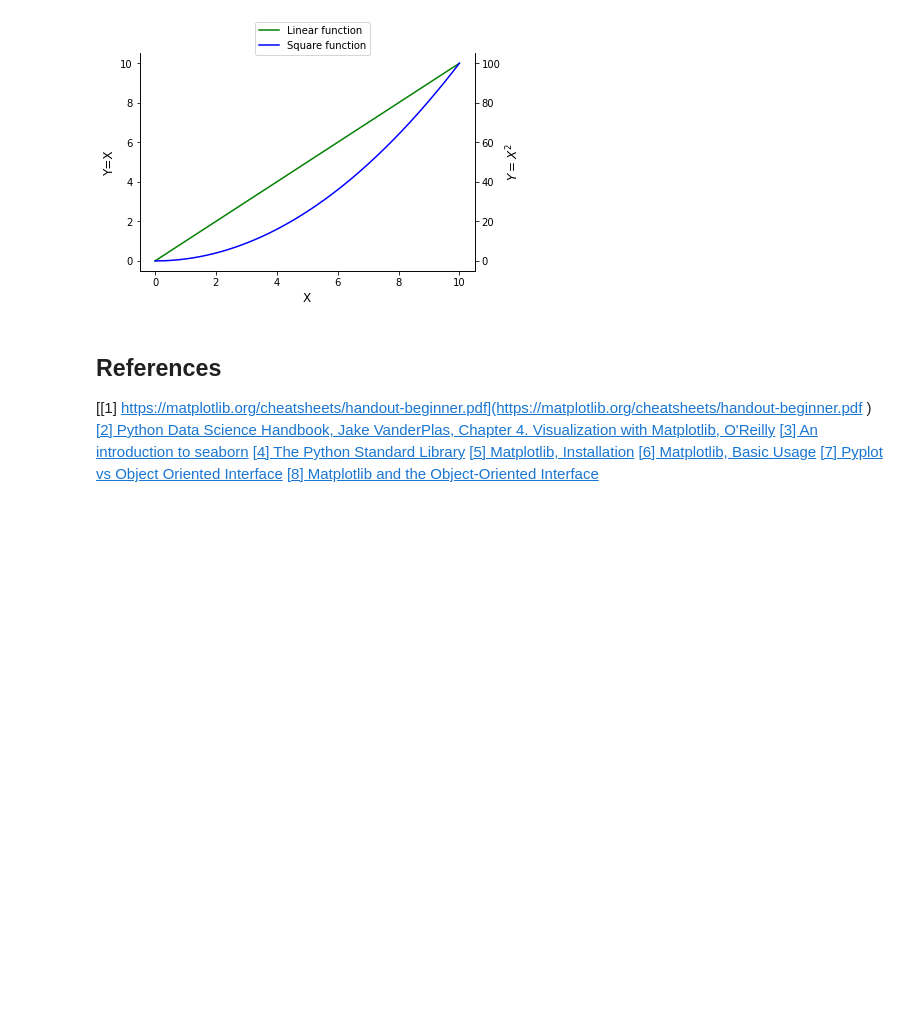
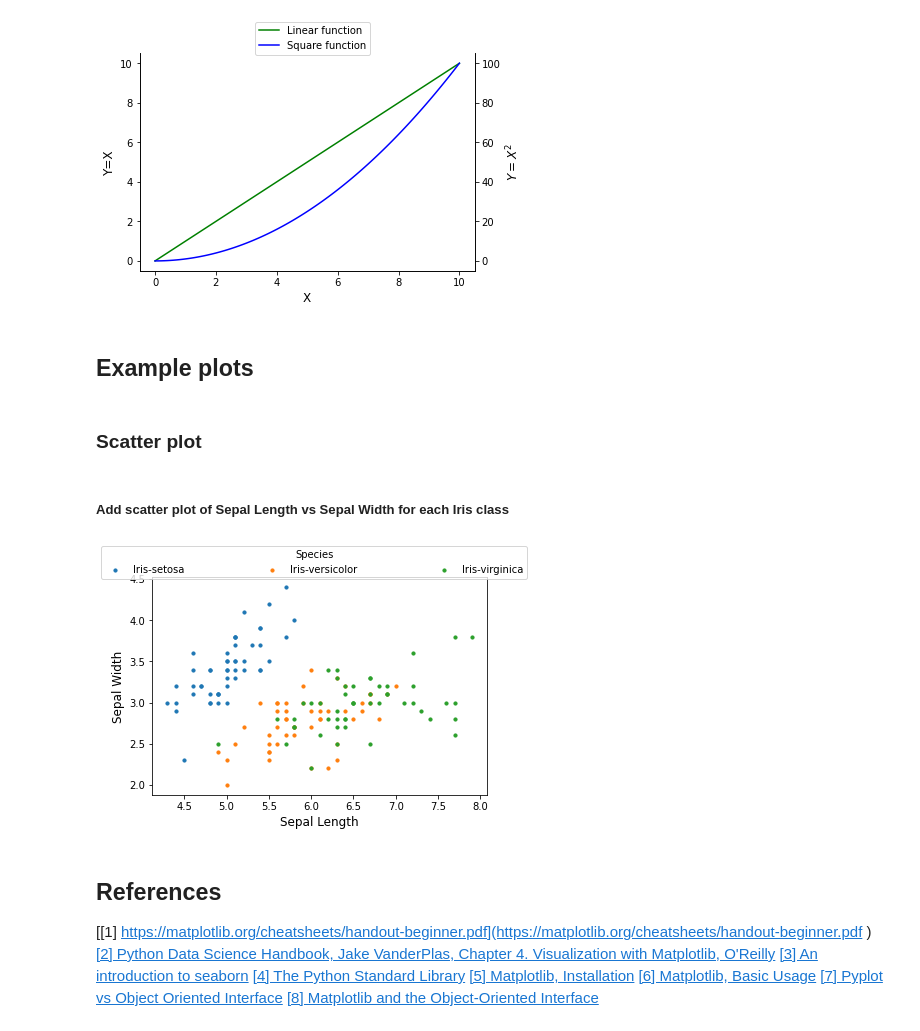
Before and after one commit to przemekbil/FoDA_2021, a Jupyter notebook: pyplot.ipynb, the cells around one changed output. Cells and saved outputs as stored; diff of their text form; code cells hidden in the pictures; blank space fills up the shorter version.

Commit message:
Scatter plot of Iris dataset added

```diff
--- a/pyplot.ipynb
+++ b/pyplot.ipynb
@@ -166,6 +169,42 @@ ax2.spines['top'].set_visible(False)
 plt.show()
 # %% [output]
 [figure]
+# %% [markdown]
+## Example plots
+# %% [markdown]
+### Scatter plot
+# %%
+# Iris dataset downloaded as per:
+# https://www.angela1c.com/projects/iris_project/downloading-iris/
+
+csv_url = 'https://archive.ics.uci.edu/ml/machine-learning-databases/iris/iris.data'
+# using the attribute information as the column names
+col_names = ['Sepal_Length','Sepal_Width','Petal_Length','Petal_Width','Class']
+iris =  pd.read_csv(csv_url, names = col_names)
+# %% [markdown]
+##### Add scatter plot of Sepal Length vs Sepal Width for each Iris class
+# %%
+fig, ax = plt.subplots()
+
+# Iterate through classes in iris dataset
+for c in iris['Class'].unique():
+    ax.scatter(
+        iris[iris['Class']==c]['Sepal_Length'], # X values
+        iris[iris['Class']==c]['Sepal_Width'],  # Y values
+        label=c,                                # Use the class as a label
+        marker=".",                             # Marker type, for list of possible values check: https://matplotlib.org/stable/api/markers_api.html#module-matplotlib.markers
+        s=40                                    # Marker size, default is plt.rcParams['lines.markersize'] ** 2
+    )
+
+# Set the labels on the Axes instance
+ax.set_xlabel('Sepal Length', fontsize=12)
+ax.set_ylabel('Sepal Width', fontsize=12)
+
+fig.legend(loc='upper center', mode='expand', ncol=len(iris['Class'].unique()), title="Species")
+
+plt.show()
+# %% [output]
+[figure, added]
 # %% [markdown]
 ## References
 
```
Also changed, not shown: parts of 1 cell of this notebook.
